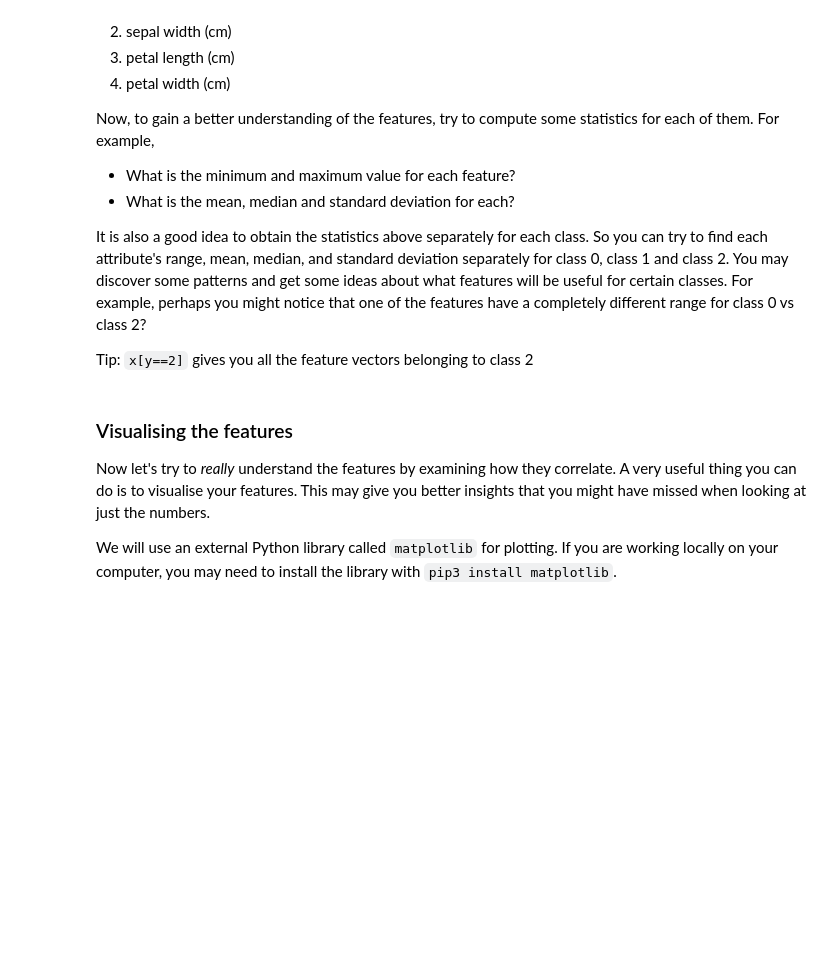
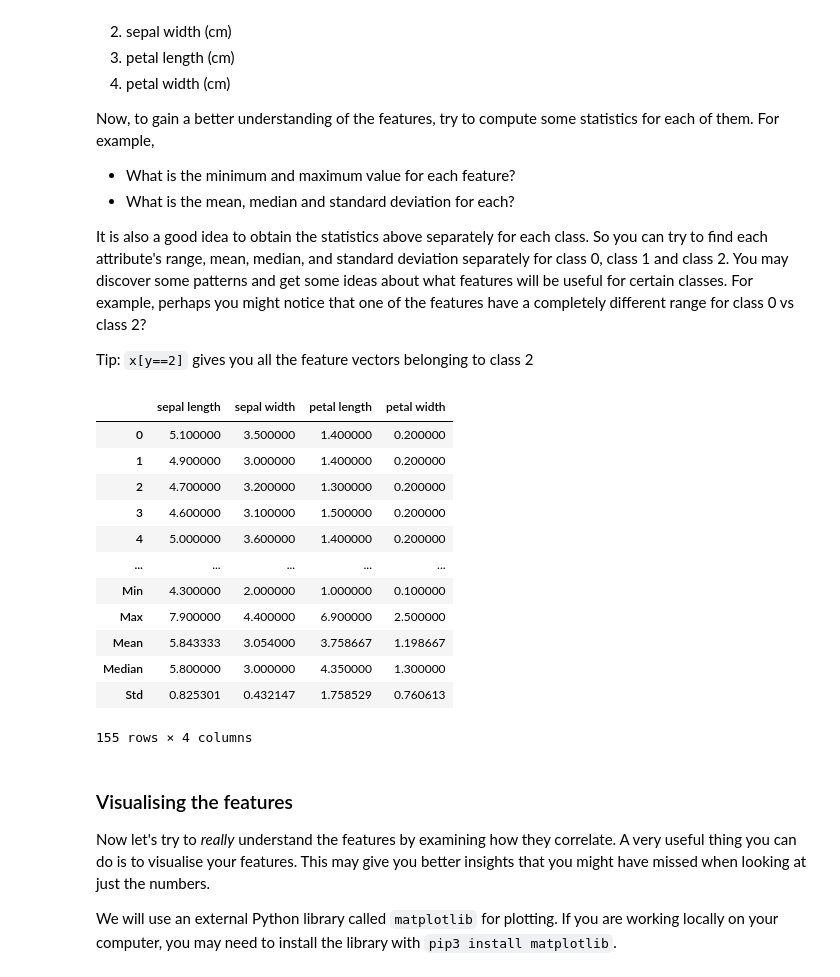
Before and after one commit to ceciliawzx/IntroToMLLab1, a Jupyter notebook: lab1.ipynb, the cells around one changed output. Saved outputs shown, nothing was run; the diff lists cells and outputs as text; code cells hidden in the pictures; blank space fills up the shorter version.

```diff
--- a/lab1.ipynb
+++ b/lab1.ipynb
@@ -54,0 +71,20 @@ for line in open("iris.data"):
+# %%
+# Examine the file to understand its structure
+num_lines = 0
+instance = 0
+num_of_class = []
+num1 = 0
+num2 = 0
+num3 = 0
+for line in open("iris.data"):
+    num_lines += 1
+    lineString = line.strip()
+    print(lineString)
+    if (lineString != ""):
+      label = lineString.split(",")[4]
+      match (label):
+          case "Iris-setosa": num1 += 1
+          case "Iris-versicolor": num2 += 1
+          case "Iris-virginica": num3 += 1
+print("class 1 " + str(num1) + " class 2 " + str(num2) + "class 3 " + str(num3))
+print("Total " + str(num_lines) + " lines, and " + str(instance) + " instances")
@@ -127,3 +204,53 @@ print(x.min(axis=0))
+# %%
+# Free-style coding! Practice your NumPy skills here by computing some
+# statistics for the features
+
+# Example: compute the min for each attribute
+import pandas as pd
+
+min_list = x.min(axis=0)
+max_list = x.max(axis=0)
+mean_list = np.mean(x, axis=0)
+median_list = np.median(x, axis=0)
+std_list = np.std(x, axis=0)
+
+min_df = pd.DataFrame([min_list], columns=col_names)
+max_df = pd.DataFrame([max_list], columns=col_names)
+mean_df = pd.DataFrame([mean_list], columns=col_names)
+median_df = pd.DataFrame([median_list], columns=col_names)
+std_df = pd.DataFrame([std_list], columns=col_names)
+
+
+col_names = ["sepal length", "sepal width", "petal length", "petal width"]
+df = pd.DataFrame(data=x, columns=col_names)
+
+df = df.append(min_df, ignore_index=True)
+df = df.append(max_df, ignore_index=True)
+df = df.append(mean_df, ignore_index=True)
+df = df.append(median_df, ignore_index=True)
+df = df.append(std_df, ignore_index=True)
+
+df_l = len(df)
+index_rename_dict = {df_l-5: 'Min', df_l-4: 'Max', df_l-3: 'Mean', df_l-2: 'Median', df_l-1:"Std"}
+df.rename(index=index_rename_dict, inplace=True)
+
+df
+
+# print(x.min(axis=0))
+# %% [output]
+|  | sepal length | sepal width | petal length | petal width |
+| 0 | 5.100000 | 3.500000 | 1.400000 | 0.200000 |
+| 1 | 4.900000 | 3.000000 | 1.400000 | 0.200000 |
+| 2 | 4.700000 | 3.200000 | 1.300000 | 0.200000 |
+| 3 | 4.600000 | 3.100000 | 1.500000 | 0.200000 |
+| 4 | 5.000000 | 3.600000 | 1.400000 | 0.200000 |
+| ... | ... | ... | ... | ... |
+| Min | 4.300000 | 2.000000 | 1.000000 | 0.100000 |
+| Max | 7.900000 | 4.400000 | 6.900000 | 2.500000 |
+| Mean | 5.843333 | 3.054000 | 3.758667 | 1.198667 |
+| Median | 5.800000 | 3.000000 | 4.350000 | 1.300000 |
+| Std | 0.825301 | 0.432147 | 1.758529 | 0.760613 |
+155 rows × 4 columns
 # %% [markdown]
 ### Visualising the features
 
```
Also changed, not shown: parts of 20 cells of this notebook.
